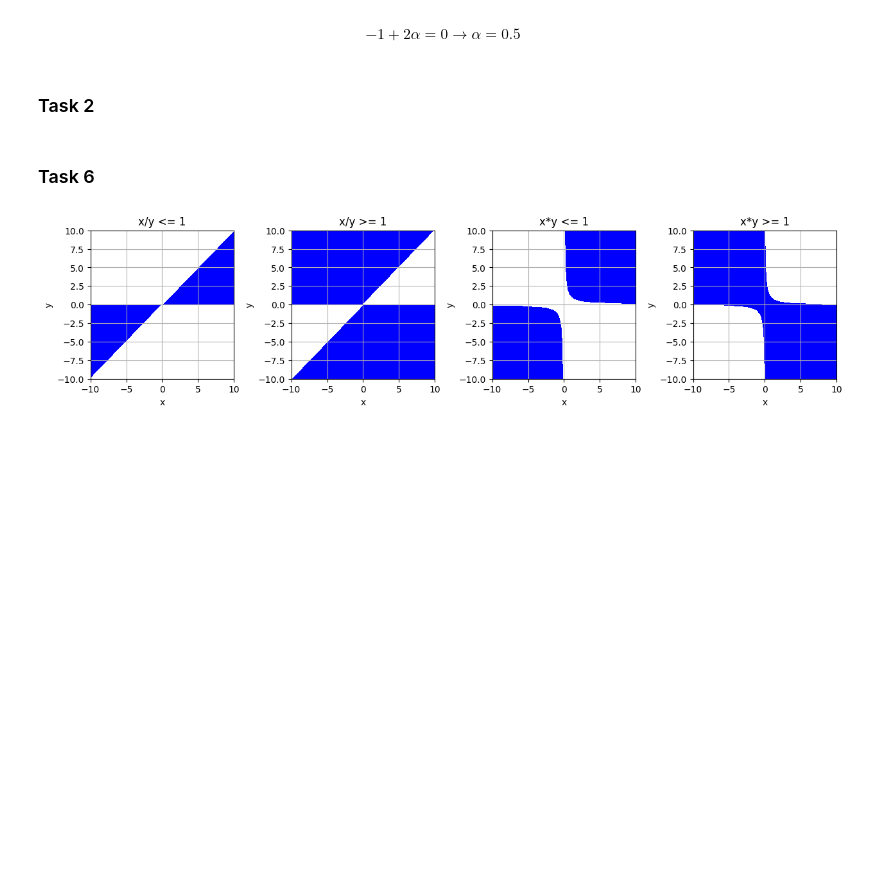
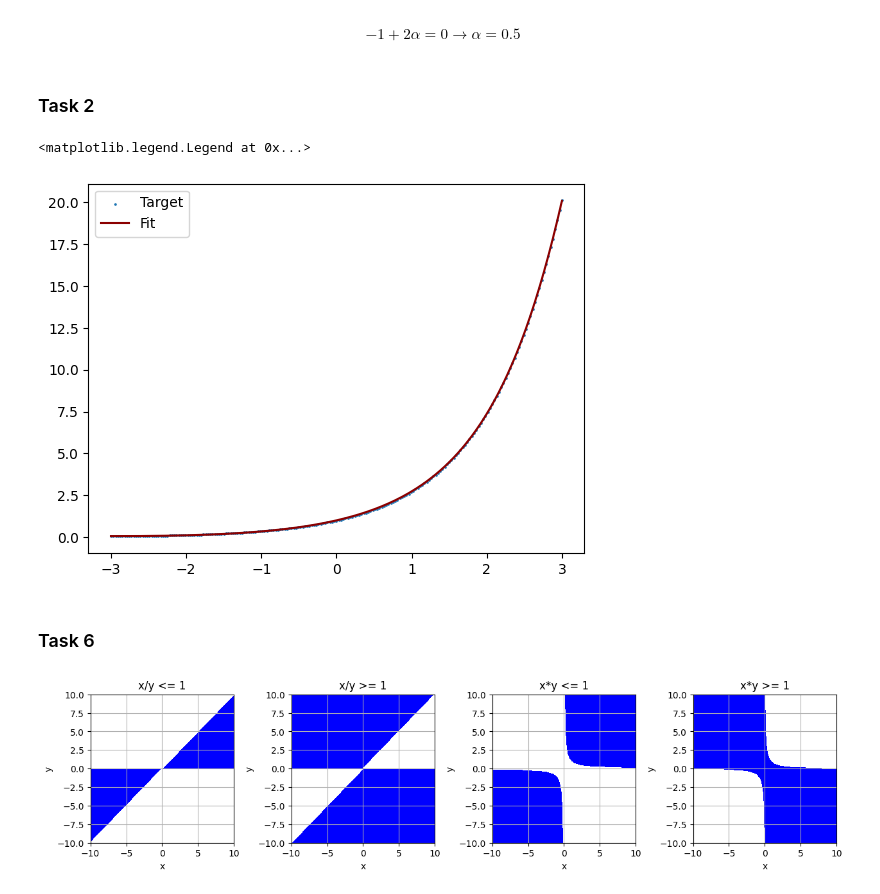
Before and after one commit to VasilyMarkov/Numerical-Methods, a Jupyter notebook: Assignment6.ipynb, the cells around one changed output. Drawn from its saved outputs; the diff is of its cells as text; code cells hidden in the pictures; blank space fills up the shorter version.

```diff
--- a/Assignment6.ipynb
+++ b/Assignment6.ipynb
@@ -28,6 +28,38 @@ $$f(x + \alpha p) = (1 - \alpha + \alpha^2)^2$$
 $$-1 + 2\alpha = 0 \rightarrow \alpha = 0.5$$
 # %% [markdown]
 ### Task 2
+# %%
+import numpy as np
+import matplotlib.pyplot as plt
+import jax
+import jax.numpy as jnp
+jax.config.update("jax_enable_x64", True)
+from scipy import optimize
+
+k = 201
+X = np.linspace(-3, 3, k)
+Y = np.exp(X)
+
+def f(x, a):
+    return (a[0] + a[1] * x + a[2] * x**2) / (1 + a[3] * x + a[4] * x**2)
+
+def loss(a):
+    P = 50
+    return jnp.sum((f(X, a) - Y)**P) ** (1/P)
+
+a0 = np.random.normal(size=5)
+res = optimize.minimize(
+    loss, # Loss function
+    a0,   # Initial value
+    jac  = jax.grad(loss),
+    method = 'BFGS'
+)
+plt.scatter(X, Y, s=0.8, label='Target')
+plt.plot(X, f(X, res.x), color='darkred', label="Fit")
+plt.legend()
+# %% [output]
+<matplotlib.legend.Legend at 0x...>
+[figure, added]
 # %% [markdown]
 ### Task 6
 # %%
```
